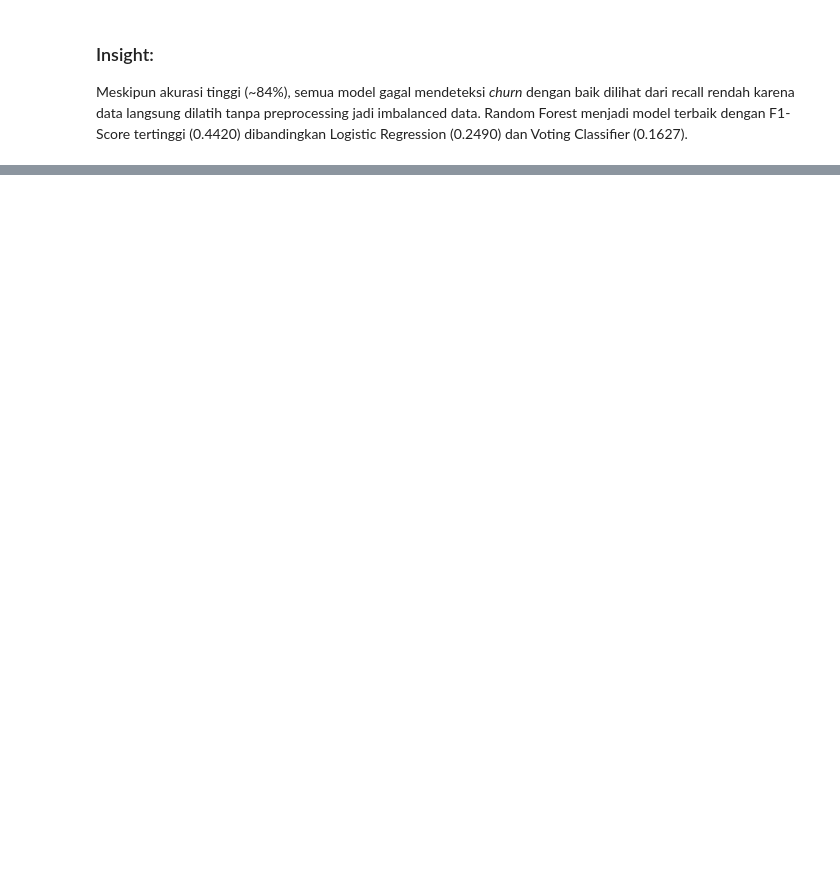
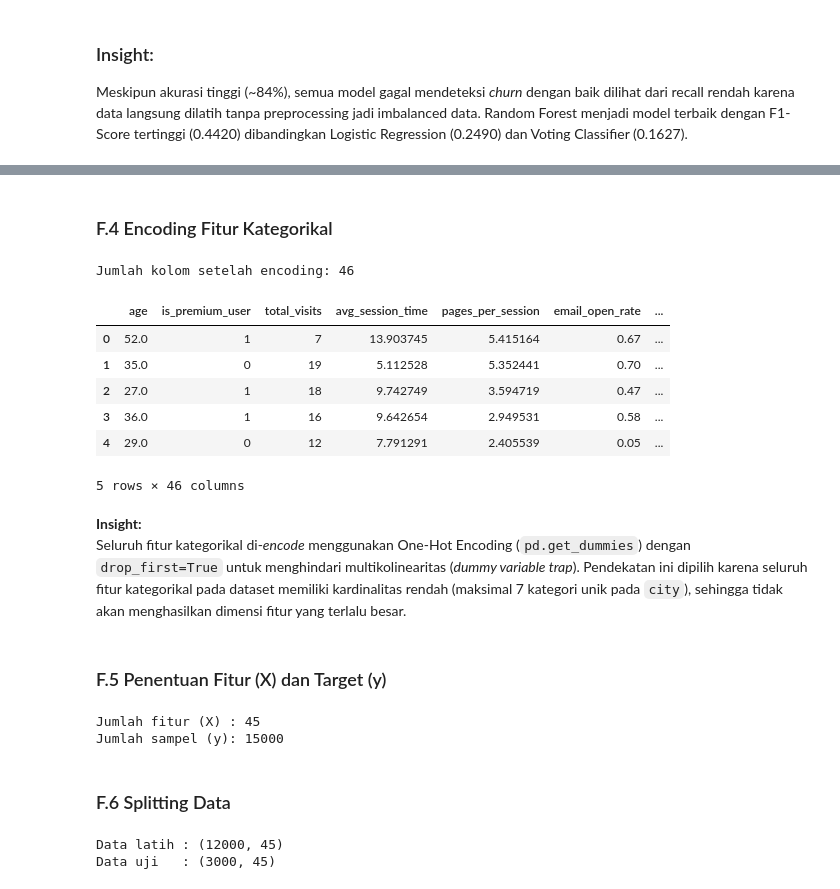
Before and after one commit to justlyznn/UAS_BENGKOD_DS-03, a Jupyter notebook: UAS_A11.2023.15093.ipynb, the cells around one changed output, grey strips where cells are left out. Saved outputs shown, nothing was run; the diff lists cells and outputs as text; code cells hidden in the pictures; blank space fills up the shorter version.

```diff
--- a/UAS_A11.2023.15093.ipynb
+++ b/UAS_A11.2023.15093.ipynb
@@ -321,0 +365,6 @@ Meskipun akurasi tinggi (~84%), semua model gagal mendeteksi *churn* dengan baik
+# %%
+# Usia tidak mungkin bernilai negatif, anggap sebagai data tidak valid lalu jadikan missing
+n_invalid_age = (df_prep['age'] < 0).sum()
+print('Jumlah age bernilai negatif (tidak valid):', n_invalid_age)
+
+df_prep.loc[df_prep['age'] < 0, 'age'] = np.nan
@@ -321,0 +398,15 @@ Meskipun akurasi tinggi (~84%), semua model gagal mendeteksi *churn* dengan baik
+# %%
+outlier_cols = ['age', 'total_visits', 'avg_session_time', 'pages_per_session',
+                'total_spent', 'avg_order_value', 'support_tickets',
+                'delivery_delay_days', 'lifetime_value']
+
+for col in outlier_cols:
+    q1 = df_prep[col].quantile(0.25)
+    q3 = df_prep[col].quantile(0.75)
+    iqr = q3 - q1
+    lower = q1 - 1.5 * iqr
+    upper = q3 + 1.5 * iqr
+
+    n_out = ((df_prep[col] < lower) | (df_prep[col] > upper)).sum()
+    df_prep[col] = df_prep[col].clip(lower, upper)
+    print(f'{col:22s} -> {n_out:4d} outlier di-capping ke rentang [{lower:.2f}, {upper:.2f}]')
@@ -321,0 +425,11 @@ Meskipun akurasi tinggi (~84%), semua model gagal mendeteksi *churn* dengan baik
+# %%
+df_prep['signup_date'] = pd.to_datetime(df_prep['signup_date'])
+df_prep['last_purchase_date'] = pd.to_datetime(df_prep['last_purchase_date'])
+
+# recency_days: seberapa lama sejak pelanggan terakhir bertransaksi (dihitung dari tanggal transaksi terakhir di dataset)
+ref_date = df_prep['last_purchase_date'].max()
+df_prep['recency_days'] = (ref_date - df_prep['last_purchase_date']).dt.days
+
+df_prep = df_prep.drop(columns=['customer_id', 'signup_date', 'last_purchase_date'])
+
+print('Jumlah kolom setelah feature engineering:', df_prep.shape[1])
@@ -321,0 +441,46 @@ Meskipun akurasi tinggi (~84%), semua model gagal mendeteksi *churn* dengan baik
+# %% [markdown]
+### F.4 Encoding Fitur Kategorikal
+# %%
+cat_cols = ['gender', 'country', 'city', 'acquisition_channel', 'device_type',
+            'subscription_type', 'coupon_code', 'payment_method']
+
+df_prep = pd.get_dummies(df_prep, columns=cat_cols, drop_first=True)
+
+print('Jumlah kolom setelah encoding:', df_prep.shape[1])
+df_prep.head()
+# %% [output]
+Jumlah kolom setelah encoding: 46
+|  | age | is_premium_user | total_visits | avg_session_time | pages_per_session | email_open_rate | ... |
+| 0 | 52.0 | 1 | 7 | 13.903745 | 5.415164 | 0.67 | ... |
+| 1 | 35.0 | 0 | 19 | 5.112528 | 5.352441 | 0.70 | ... |
+| 2 | 27.0 | 1 | 18 | 9.742749 | 3.594719 | 0.47 | ... |
+| 3 | 36.0 | 1 | 16 | 9.642654 | 2.949531 | 0.58 | ... |
+| 4 | 29.0 | 0 | 12 | 7.791291 | 2.405539 | 0.05 | ... |
+5 rows × 46 columns
+# %% [markdown]
+**Insight:**
+Seluruh fitur kategorikal di-*encode* menggunakan One-Hot Encoding (`pd.get_dummies`) dengan `drop_first=True` untuk menghindari multikolinearitas (*dummy variable trap*). Pendekatan ini dipilih karena seluruh fitur kategorikal pada dataset memiliki kardinalitas rendah (maksimal 7 kategori unik pada `city`), sehingga tidak akan menghasilkan dimensi fitur yang terlalu besar.
+# %% [markdown]
+### F.5 Penentuan Fitur (X) dan Target (y)
+# %%
+X_prep = df_prep.drop(columns=['churn'])
+y_prep = df_prep['churn']
+
+print('Jumlah fitur (X) :', X_prep.shape[1])
+print('Jumlah sampel (y):', y_prep.shape[0])
+# %% [output]
+Jumlah fitur (X) : 45
+Jumlah sampel (y): 15000
+# %% [markdown]
+### F.6 Splitting Data
+# %%
+# Proporsi split disamakan dengan skenario direct modeling (test_size=0.2, random_state=42)
+X_train_p, X_test_p, y_train_p, y_test_p = train_test_split(
+    X_prep, y_prep, test_size=0.2, random_state=42, stratify=y_prep
+)
+
+print('Data latih :', X_train_p.shape)
+print('Data uji   :', X_test_p.shape)
+# %% [output]
+Data latih : (12000, 45)
+Data uji   : (3000, 45)
```
Also changed, not shown: parts of 29 cells of this notebook, 2 other files.
